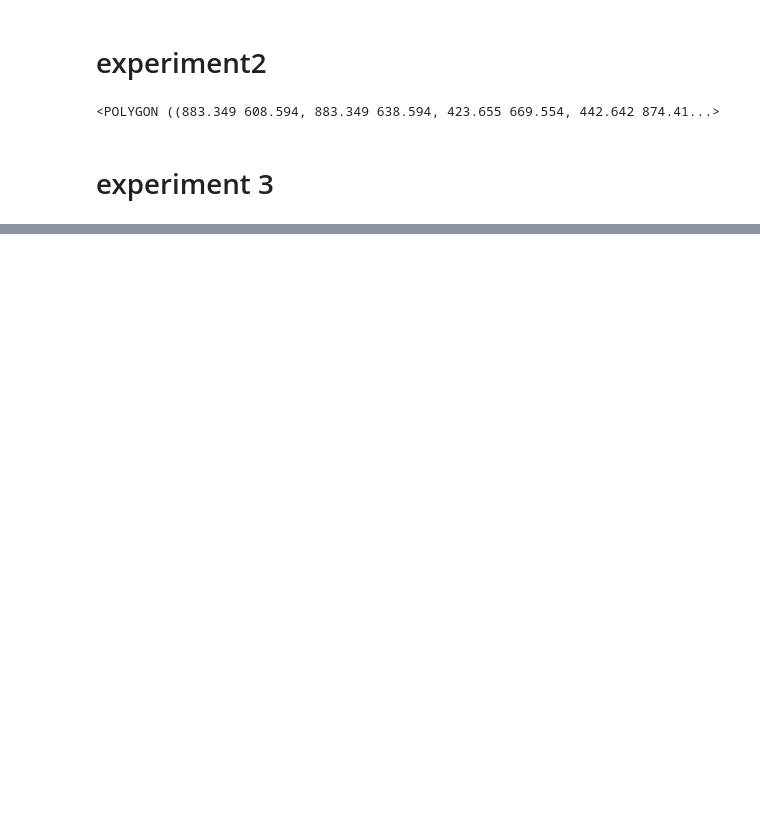
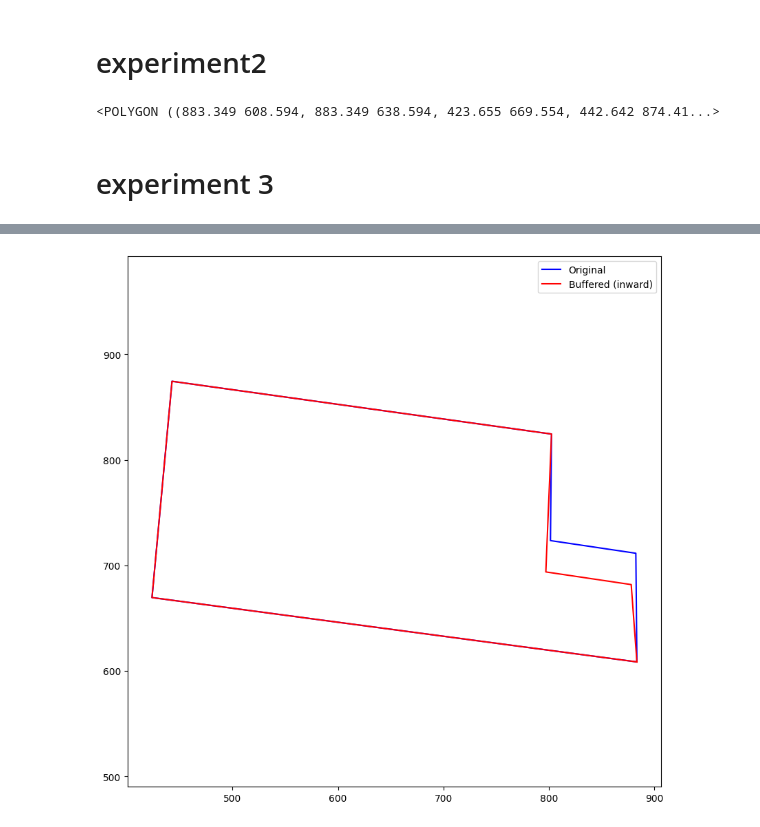
Before and after one commit to anandrajB/polygon-experiments, a Jupyter notebook: firesetback_adjustment.ipynb, the cells around one changed output, grey strips where cells are left out. Drawn from its saved outputs; the diff is of its cells as text; code cells hidden in the pictures; blank space fills up the shorter version.

```diff
--- a/firesetback_adjustment.ipynb
+++ b/firesetback_adjustment.ipynb
@@ -549,0 +597,56 @@ poly
+# %%
+from shapely.geometry import Polygon
+import numpy as np
+import matplotlib.pyplot as plt
+
+# Original points
+points = [
+    [883.3486009327115, 608.5942704863425],
+    [423.65506329113924, 669.5536309127248],
+    [442.6424050632911, 874.417055296469],
+    [802.4025649566955, 824.4503664223851],
+    [801.4032311792138, 723.5176548967355],
+    [882.3492671552298, 711.5256495669553],
+    [883.3486009327115, 608.5942704863425],
+]
+
+# Create the original polygon
+original_polygon = Polygon(points)
+
+side_start_idx = 4
+side_end_idx = 5
+
+side_start = points[side_start_idx]
+side_end = points[side_end_idx]
+
+side_vector = np.array(side_end) - np.array(side_start)
+normal = np.array([-side_vector[1], side_vector[0]])
+normal = normal / np.linalg.norm(normal)
+
+
+buffer_distance = -30
+
+
+offset_start = np.array(side_start) + buffer_distance * normal
+offset_end = np.array(side_end) + buffer_distance * normal
+
+new_points = points.copy()
+new_points[side_start_idx] = offset_start.tolist()
+new_points[side_end_idx] = offset_end.tolist()
+
+# Create the buffered polygon
+buffered_polygon = Polygon(new_points)
+
+
+# buffered_polygon
+
+plt.figure(figsize=(10, 10))
+x, y = original_polygon.exterior.xy
+plt.plot(x, y, 'b-', label='Original')
+x, y = buffered_polygon.exterior.xy
+plt.plot(x, y, 'r-', label='Buffered (inward)')
+plt.axis('equal')
+plt.legend()
+plt.show()
+# %% [output]
+[figure, added]
```
Also changed, not shown: parts of 4 cells of this notebook, 4 other files.
